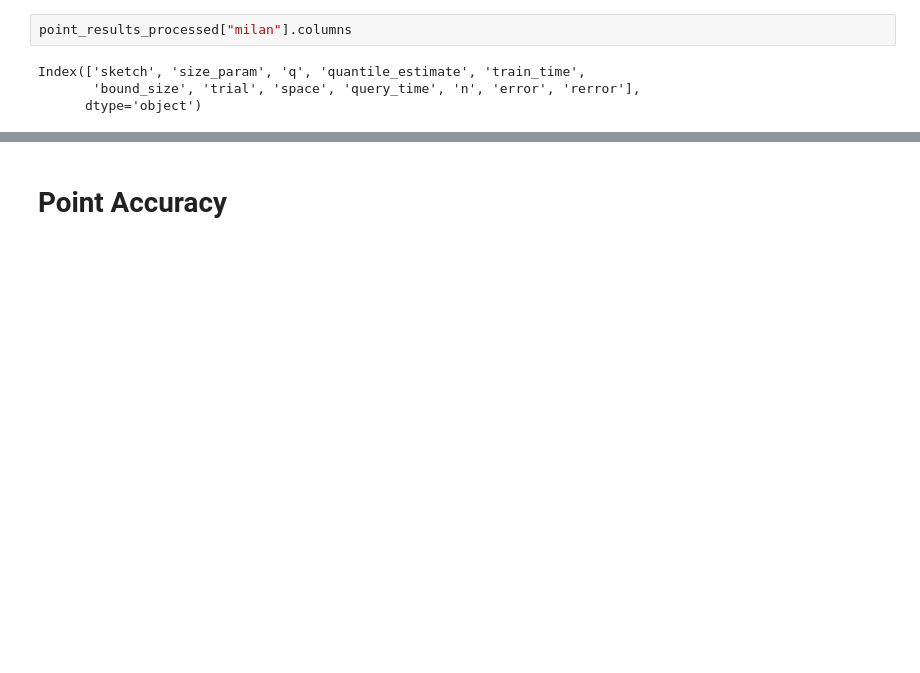
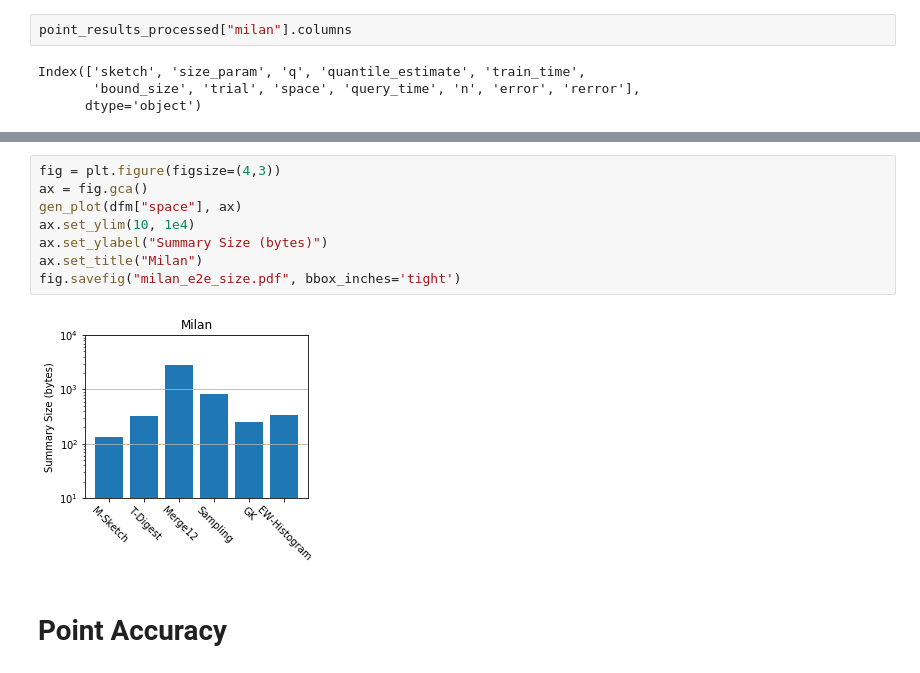
Before and after one commit to stanford-futuredata/msketch, a Jupyter notebook: analysis/Perf Micro Plots.ipynb, the cells around one changed output, grey strips where cells are left out. Saved outputs shown, nothing was run; the diff lists cells and outputs as text; blank space fills up the shorter version.

```diff
--- a/analysis/Perf Micro Plots.ipynb
+++ b/analysis/Perf Micro Plots.ipynb
@@ -120,3 +190,13 @@ Index(['sketch', 'size_param', 'q', 'quantile_estimate', 'train_time',
+# %%
+fig = plt.figure(figsize=(4,3))
+ax = fig.gca()
+gen_plot(dfm["space"], ax)
+ax.set_ylim(10, 1e4)
+ax.set_ylabel("Summary Size (bytes)")
+ax.set_title("Milan")
+fig.savefig("milan_e2e_size.pdf", bbox_inches='tight')
+# %% [output]
+[figure, added]
 # %% [markdown]
 # Point Accuracy
 # %%
```
Also changed, not shown: parts of 9 cells of this notebook, 9 other files.
